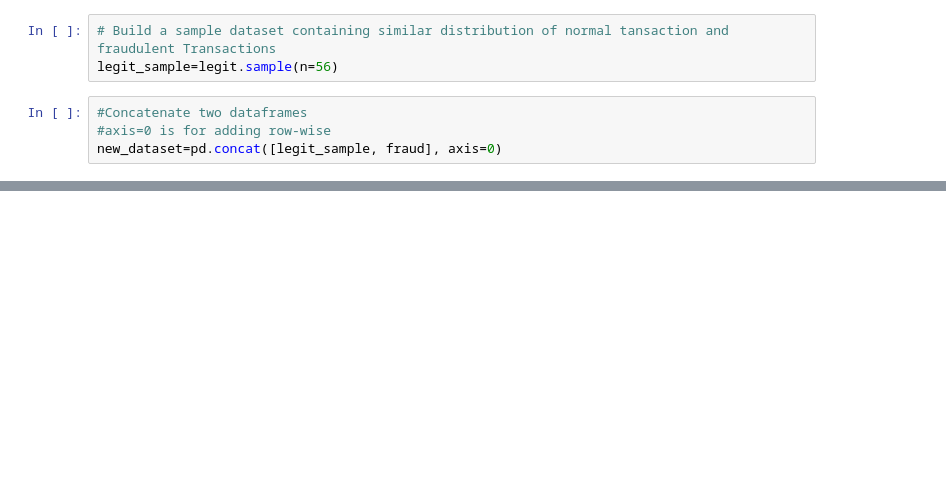
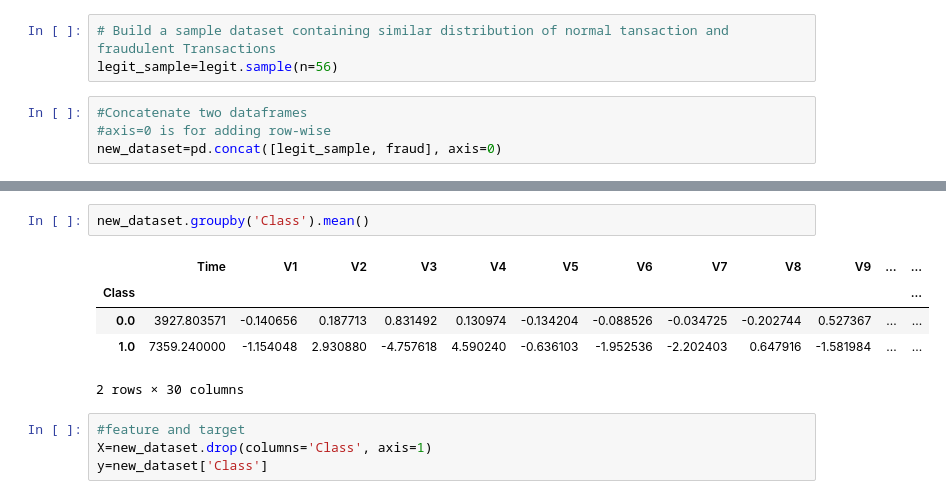
Before and after one commit to Aditi-Dobriyal/Creditcard1, a Jupyter notebook: creditcard_frauddetection.ipynb, the cells around one changed output, grey strips where cells are left out. Cells and saved outputs as stored; diff of their text form; blank space fills up the shorter version.

```diff
--- a/creditcard_frauddetection.ipynb
+++ b/creditcard_frauddetection.ipynb
@@ -131 +128,13 @@ new_dataset['Class'].value_counts()
 Name: Class, dtype: int64
+# %%
+new_dataset.groupby('Class').mean()
+# %% [output]
+|  | Time | V1 | V2 | V3 | V4 | V5 | V6 | V7 | V8 | V9 | ... | ... |
+| Class |  |  |  |  |  |  |  |  |  |  |  | ... |
+| 0.0 | 3927.803571 | -0.140656 | 0.187713 | 0.831492 | 0.130974 | -0.134204 | -0.088526 | -0.034725 | -0.202744 | 0.527367 | ... | ... |
+| 1.0 | 7359.240000 | -1.154048 | 2.930880 | -4.757618 | 4.590240 | -0.636103 | -1.952536 | -2.202403 | 0.647916 | -1.581984 | ... | ... |
+2 rows × 30 columns
+# %%
+#feature and target
+X=new_dataset.drop(columns='Class', axis=1)
+y=new_dataset['Class']
```
Also changed, not shown: parts of 14 cells of this notebook.
